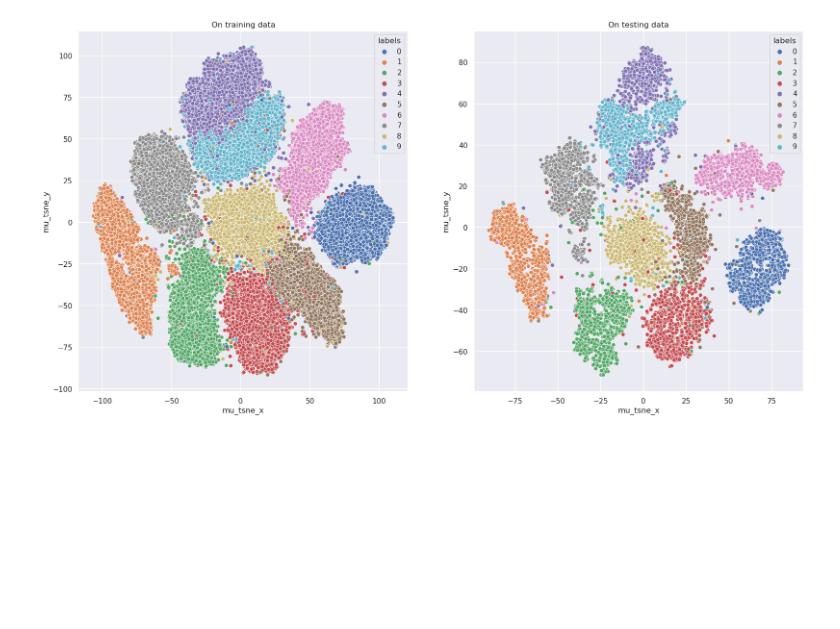
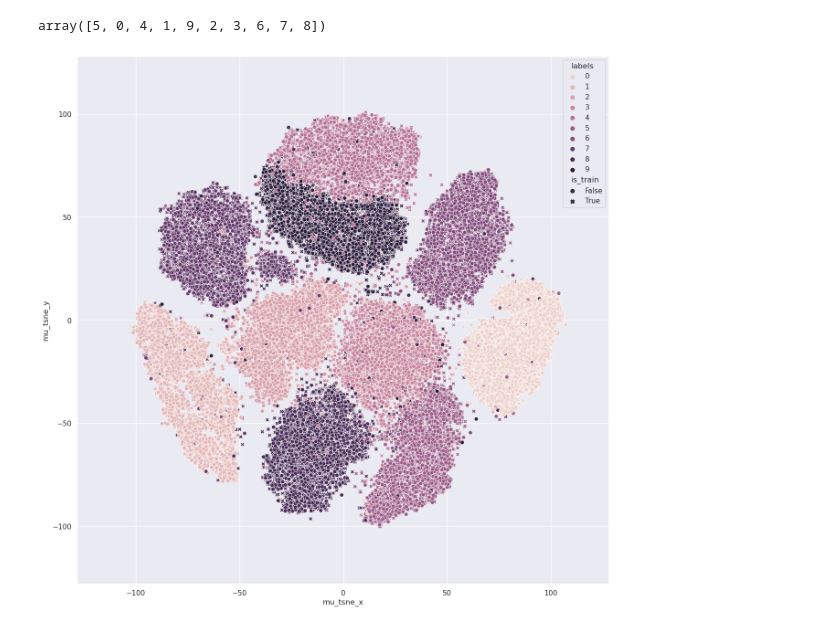
Before and after one commit to HarounH/efir, a Jupyter notebook: efir/embeddings.ipynb, the cells around one changed output. Saved outputs shown, nothing was run; the diff lists cells and outputs as text; code cells hidden in the pictures; blank space fills up the shorter version.

```diff
--- a/efir/embeddings.ipynb
+++ b/efir/embeddings.ipynb
@@ -70,8 +85,5 @@ plt.show()
 from sklearn.manifold import TSNE
 
 tsne = TSNE()
-mu_tTrue_tsne = tsne.fit_transform(mu_tTrue)
-
-tsne = TSNE()
-mu_tFalse_tsne = tsne.fit_transform(mu_tFalse)
+mu_tsne = tsne.fit_transform(mu)
 # %% [output]
@@ -80,20 +91,0 @@ Wall time: 3min 55s
-# %%
-mu_tsne = np.concatenate([mu_tTrue_tsne, mu_tFalse_tsne])
-df = pd.DataFrame.from_dict(
-    {
-        "mu_tsne_x": mu_tsne[:, 0],
-        "mu_tsne_y": mu_tsne[:, 1],
-        "labels": np.concatenate([labels_tTrue, labels_tFalse]).astype(str),
-        "train": np.array(([True] * labels_tTrue.shape[0]) + ([False] * labels_tFalse.shape[0])),
-    }
-)
-
-
-fig, axes = plt.subplots(ncols=2, figsize=(20, 10))
-sns.scatterplot(df[df.train], x="mu_tsne_x", y="mu_tsne_y", hue="labels", hue_order=[str(x) for x in range(10)], ax=axes[0])
-axes[0].set_title("On training data")
-sns.scatterplot(df[~df.train], x="mu_tsne_x", y="mu_tsne_y", hue="labels", hue_order=[str(x) for x in range(10)], ax=axes[1])
-axes[1].set_title("On testing data")
-plt.show()
-# %% [output]
-[figure, removed]
@@ -101,0 +92,16 @@ plt.show()
+# %%
+df = pd.DataFrame.from_dict(
+    {
+        "log_var_norm": log_var_norm,
+        "mu_norm": mu_norm,
+        "log_var": log_var.tolist(),
+        "mu": mu.tolist(),
+        "mu_tsne_x": mu_tsne[:, 0],
+        "mu_tsne_y": mu_tsne[:, 1],
+        "labels": labels,
+        "is_train": is_train,
+    }
+)
+df.labels.unique()
+# %% [output]
+array([5, 0, 4, 1, 9, 2, 3, 6, 7, 8])
@@ -101,0 +110,23 @@ plt.show()
+# %%
+import seaborn as sns
+sns.set()
+
+# fig, axes = plt.subplots(ncols=2, figsize=(20, 10))
+fig = plt.figure(figsize=(15, 15))
+sns.scatterplot(
+    df,
+    x="mu_tsne_x",
+    y="mu_tsne_y",
+    hue="labels",
+    # palette=sns.color_palette("husl"), # "Paired",
+    style="is_train",
+    legend="full",
+    hue_order=[str(x) for x in range(10)],
+    # ax=axes[0],
+)
+plt.xlim(-128, 128)
+plt.ylim(-128, 128)
+plt.savefig("embeddings.png")
+plt.show()
+# %% [output]
+[figure, added]
```
Also changed, not shown: parts of 8 cells of this notebook, 23 other files.
